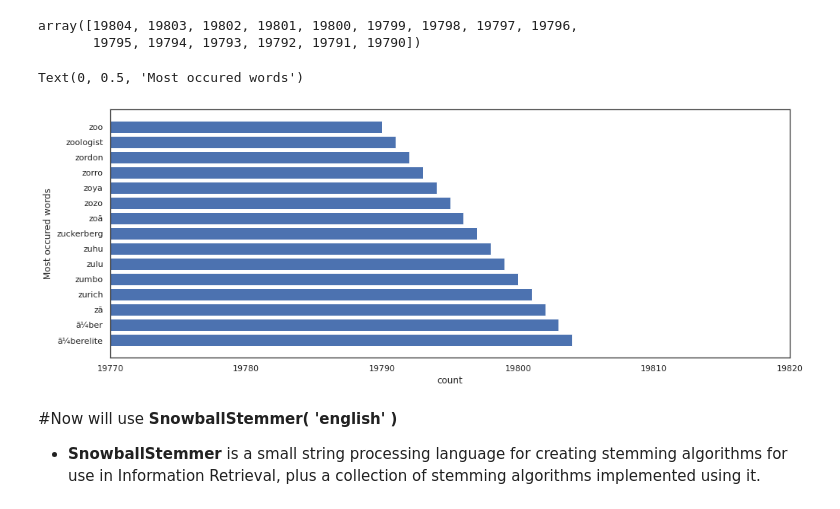
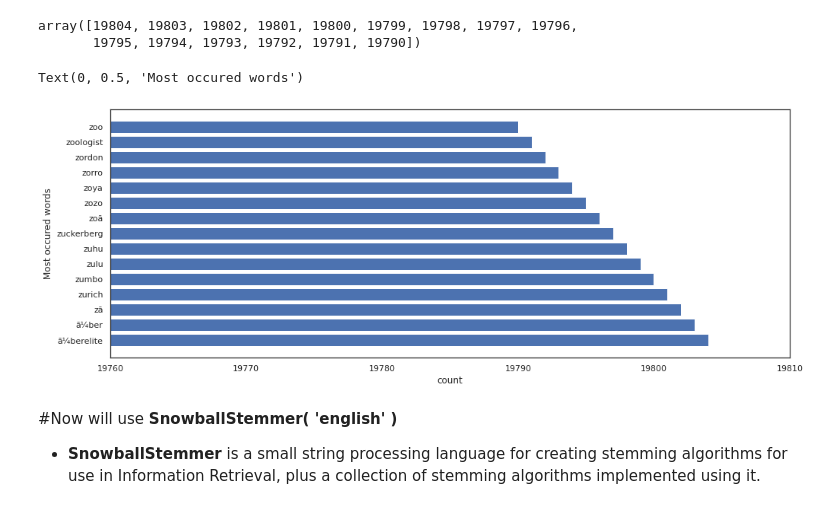
Before and after one commit to kanika214/kanika214-NETFLIX-MOVIES-AND-TV-SHOWS-CLUSTERING, a Jupyter notebook: NETFLIX_MOVIES_AND_TV_SHOWS_CLUSTERING_kanika_raj.ipynb, the cells around one changed output. Saved outputs shown, nothing was run; the diff lists cells and outputs as text; code cells hidden in the pictures.

```diff
--- a/NETFLIX_MOVIES_AND_TV_SHOWS_CLUSTERING_kanika_raj.ipynb
+++ b/NETFLIX_MOVIES_AND_TV_SHOWS_CLUSTERING_kanika_raj.ipynb
@@ -1482,13 +1483,13 @@ array([19804, 19803, 19802, 19801, 19800, 19799, 19798, 19797, 19796,
 # %%
 #bar plot for top 15 most occured words before stemming
 plt.figure( figsize = ( 16,6 ))
-plt.xlim(19770, 19820)
+plt.xlim(19760, 19810)
 plt.barh(top15_most_occurred_words , top15_most_occurred_words_count )
 plt.xlabel("count")
 plt.ylabel("Most occured words")
 # %% [output]
 Text(0, 0.5, 'Most occured words')
-[figure, old version]
+[figure, new version]
 # %% [markdown]
 #Now will use **SnowballStemmer( 'english' )**
 * **SnowballStemmer** is a small string processing language for creating stemming algorithms for use in Information Retrieval, plus a collection of stemming algorithms implemented using it.
```
Also changed, not shown: parts of 14 cells of this notebook.
